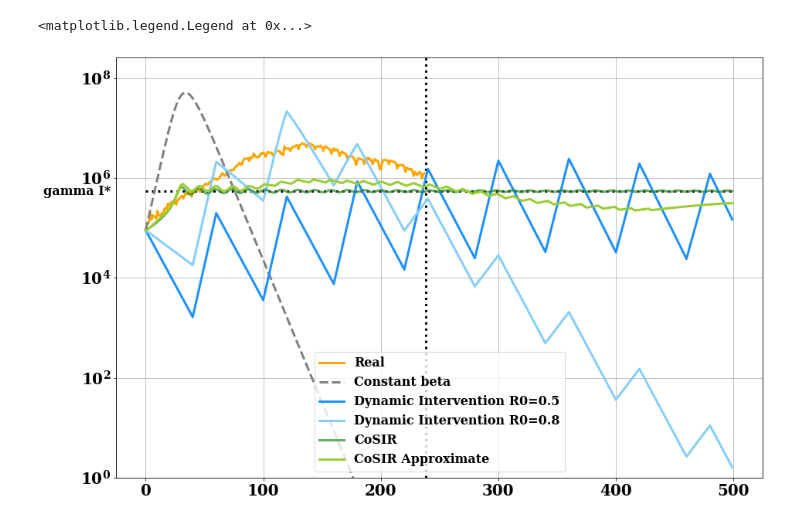
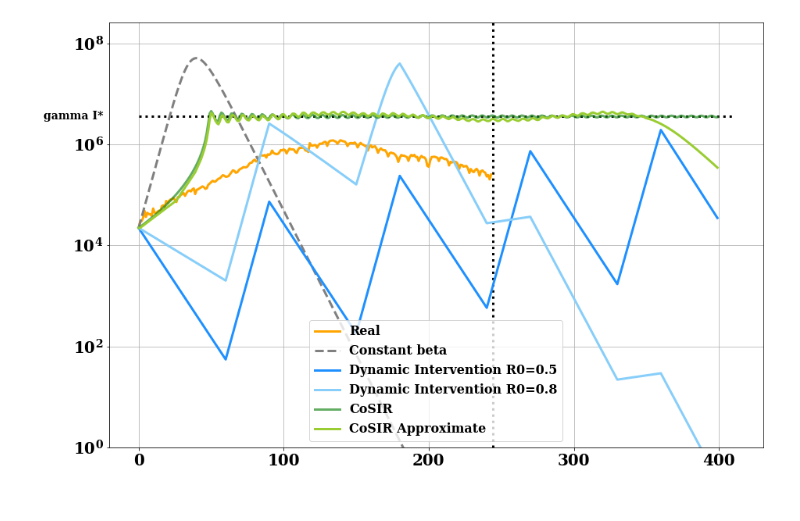
Before and after one commit to dsindiavscovid/CoSIR, a Jupyter notebook: baselines.ipynb, the cells around one changed output. Cells and saved outputs as stored; diff of their text form; code cells hidden in the pictures.

Commit message:
new Istar calculation

```diff
--- a/baselines.ipynb
+++ b/baselines.ipynb
@@ -13,14 +21,21 @@ from plot import *
 # %%
-# df = pd.read_csv('./india_case_counts.csv')
-# I_real = df.iloc[91:]['Active Infections']
-# deltaI_real = df.iloc[91:]['Daily Confirmed']
+meta = getMetaData("India")
 
 df = pd.read_csv('./data/time_series_covid19_confirmed_global.csv')
 df = df.drop(['Lat', 'Long'], axis =1)
 df = df.groupby('Country/Region').agg('sum')
-df = df.loc['India'][98:]
+df = df.loc[meta['country']][98:-3]
 print(df.tail())
-I_real = list(df)
-print(len(I_real))
-deltaI_real = np.array([I_real[i]-I_real[i-1] for i in range(1, len(I_real))])
+
+dfrec = pd.read_csv('./data/time_series_covid19_recovered_global.csv')
+dfrec = dfrec.drop(['Lat', 'Long'], axis =1)
+dfrec = dfrec.groupby('Country/Region').agg('sum')
+dfrec = dfrec.loc[meta['country']][98:-3]
+print(dfrec.tail())
+
+Rec_real = np.array(list(dfrec))
+Conf_real = np.array(list(df))
+
+deltaI_real = np.array([Conf_real[i] - Conf_real[i-1] for i in range(1, len(Conf_real))])
+I_real = Conf_real - Rec_real
 # %% [output]
@@ -66,3 +85,6 @@ eta = 5
+# %%
+deltaI_real_c = deltaI_real*underreporting_factor
+I_real_c = I_real*underreporting_factor
 # %%
 R_intervention_h = 0.8
 R_intervention_l = 0.5
@@ -72,8 +94,8 @@ R_relaxation = 2.2
 beta_relaxation = R_relaxation*gamma
 beta_dI_h = []
 beta_dI_l = []
-T_intervention = 40
-T_relaxation = 20
+T_intervention = 60
+T_relaxation = 30
 temp = 0
 while temp < tsteps:
     if(temp+T_intervention>=tsteps):
@@ -137,7 +159,7 @@ def find_approximation(beta, klevels, loss_function):
 # %%
 S_ideal, I_ideal, R_ideal, beta_ideal = solve_sir_lv_control(S0, I0, R0, beta0, N, r, e, gamma, eta, t)
 # %%
-klevels = np.array([0.05*i for i in range(1,11)])
+klevels = np.array([0.05*i for i in range(1,21)])
 print(klevels)
 loss_function = lambda x,y: (x-y)**2
 beta_approx = find_approximation(beta_ideal, klevels, loss_function)
@@ -170,35 +193,35 @@ S_approx, I_approx, R_approx = solve_discrete_sir((S0, I0, R0), beta_approx, gam
 # plt.axvline(x = len(deltaI_real), linestyle = '--')
 # plt.plot(range(len(deltaI_real)), deltaI_real*50, label = "Real")
 # plt.legend()
 # # plt.plot(t, R)
 
 
 import matplotlib.transforms as transforms
 fig, ax = plt.subplots(figsize=(15,10))
 plt.yscale('log')
 plt.ylim(top=np.max(I_cons)*1.01, bottom=1)
 plt.tick_params(axis='y', which='minor', left=False, right=False)
 
 
-plt.hlines(y=Istar*gamma, xmin=0, xmax=500, linestyles='dotted')
+plt.hlines(y=Istar*gamma, xmin=0, xmax=tsteps+10, linestyles='dotted')
 plt.axvline(x=len(deltaI_real), ls=':', color='black')
 
 trans = transforms.blended_transform_factory(ax.get_yticklabels()[0].get_transform(), ax.transData)
-ax.text(0, Istar*gamma, 'gamma I*', color="black", transform=trans, ha="right", va="center")
+ax.text(0, Istar*gamma, 'gamma I*', color="black", transform=trans, ha="right", va="center", fontsize=14)
 
 trans = transforms.blended_transform_factory(ax.get_xticklabels()[0].get_transform(), ax.transData)
 
-ax.plot(range(len(deltaI_real)), deltaI_real*underreporting_factor, '-', label='Real', color='orange')
+ax.plot(range(len(deltaI_real)), deltaI_real_c, '-', label='Real', color='orange')
 
 ax.plot(t, I_cons*gamma, label='Constant beta', ls='--', color='grey')
 
 ax.plot(t, I_dI_l*gamma, label='Dynamic Intervention R0=0.5', color='dodgerblue')
 ax.plot(t, I_dI_h*gamma, label='Dynamic Intervention R0=0.8', color='lightskyblue')
 
 ax.plot(t, I_ideal*gamma, '-', alpha=0.7, label='CoSIR', color='forestgreen')
 ax.plot(t, I_approx*gamma, '-', label='CoSIR Approximate', color='yellowgreen')
 plt.grid()
 plt.legend()
+plt.savefig('./graphs/{}_deltaIcasecounts.png'.format(meta['country']))
 # %% [output]
-<matplotlib.legend.Legend at 0x...>
-[figure, old version]
+[figure, new version]
```
Also changed, not shown: parts of 21 cells of this notebook, 9 other files.
